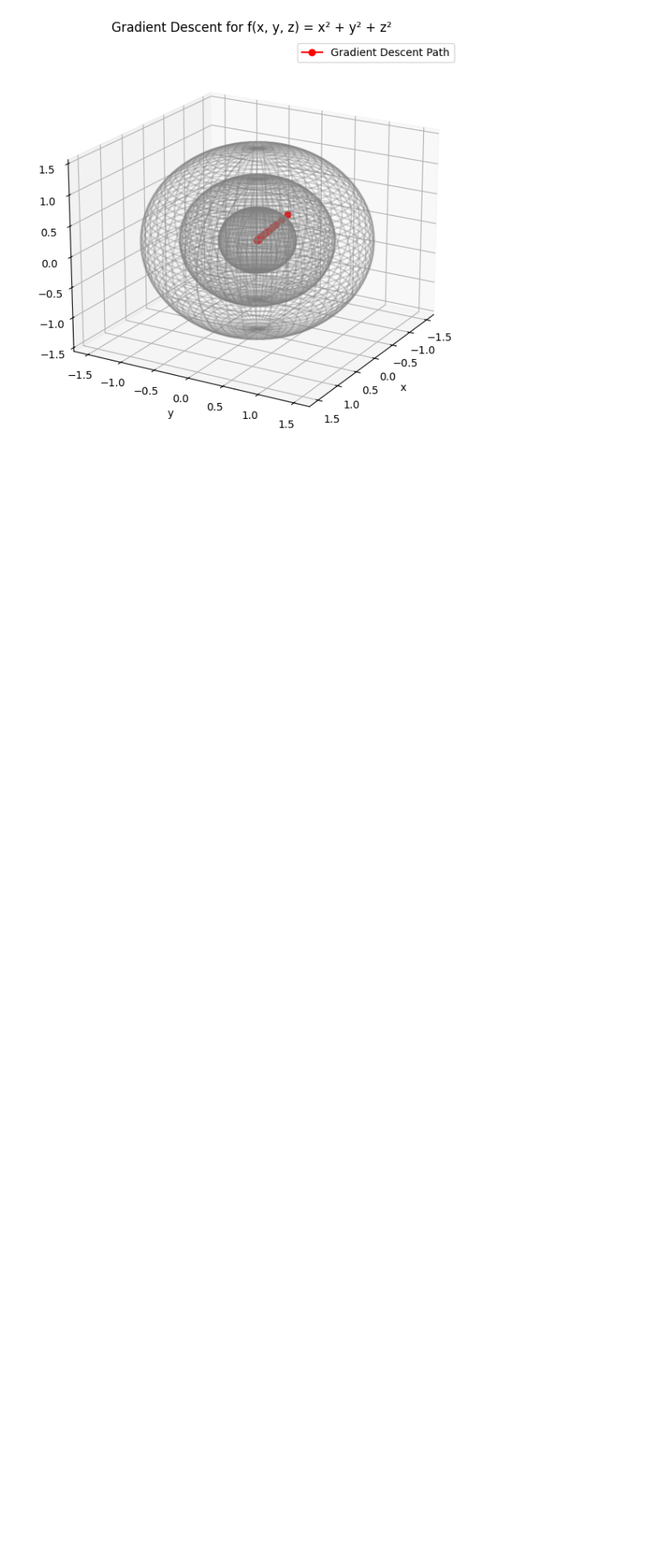
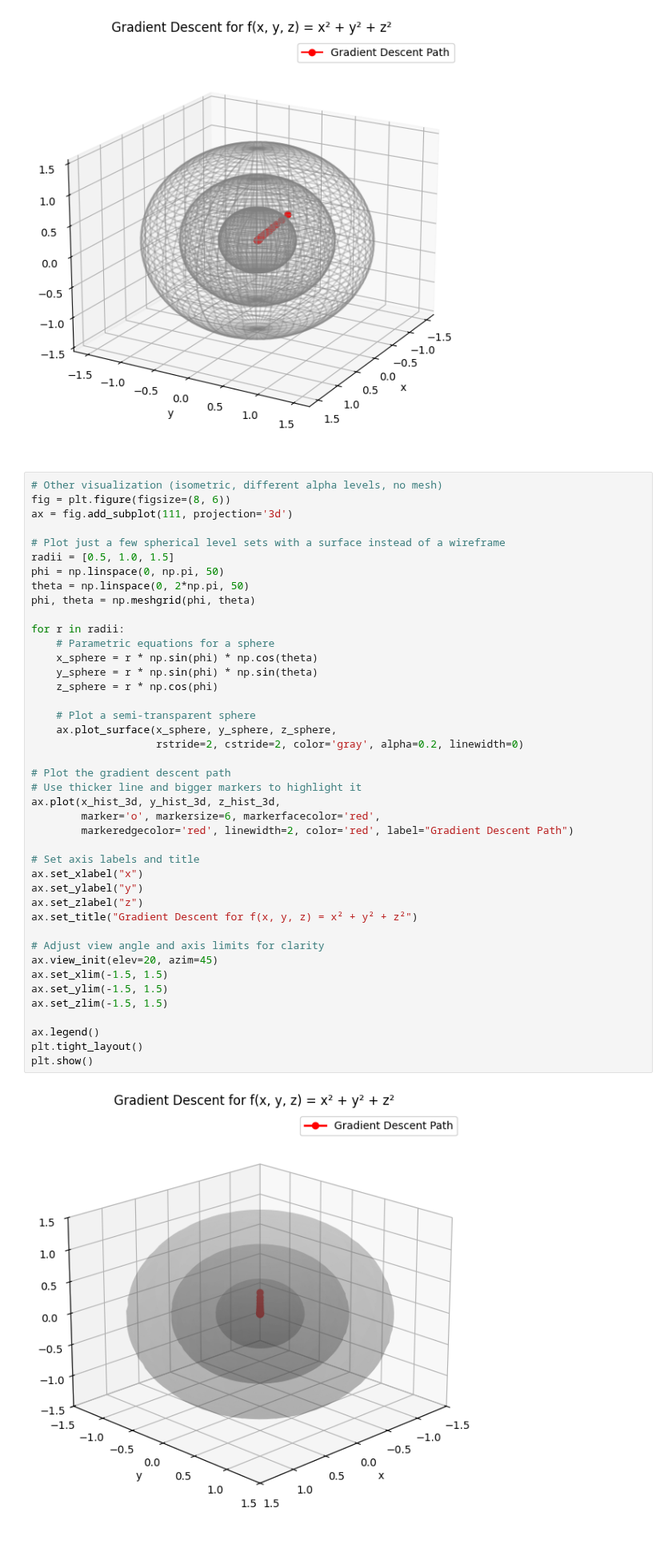
Before and after one commit to HackXIt/MAI-NUM-course, a Jupyter notebook: b-exercise5/b_exercise5.ipynb, the cells around one changed output. Shown at 80% size. Drawn from its saved outputs; the diff is of its cells as text; blank space fills up the shorter version.

```diff
--- a/b-exercise5/b_exercise5.ipynb
+++ b/b-exercise5/b_exercise5.ipynb
@@ -167,3 +167,47 @@ plt.tight_layout()
 plt.show()
 # %% [output]
 [figure]
+# %%
+# Other visualization (isometric, different alpha levels, no mesh)
+fig = plt.figure(figsize=(8, 6))
+ax = fig.add_subplot(111, projection='3d')
+
+# Plot just a few spherical level sets with a surface instead of a wireframe
+radii = [0.5, 1.0, 1.5]
+phi = np.linspace(0, np.pi, 50)
+theta = np.linspace(0, 2*np.pi, 50)
+phi, theta = np.meshgrid(phi, theta)
+
+for r in radii:
+    # Parametric equations for a sphere
+    x_sphere = r * np.sin(phi) * np.cos(theta)
+    y_sphere = r * np.sin(phi) * np.sin(theta)
+    z_sphere = r * np.cos(phi)
+
+    # Plot a semi-transparent sphere
+    ax.plot_surface(x_sphere, y_sphere, z_sphere,
+                    rstride=2, cstride=2, color='gray', alpha=0.2, linewidth=0)
+
+# Plot the gradient descent path
+# Use thicker line and bigger markers to highlight it
+ax.plot(x_hist_3d, y_hist_3d, z_hist_3d,
+        marker='o', markersize=6, markerfacecolor='red',
+        markeredgecolor='red', linewidth=2, color='red', label="Gradient Descent Path")
+
+# Set axis labels and title
+ax.set_xlabel("x")
+ax.set_ylabel("y")
+ax.set_zlabel("z")
+ax.set_title("Gradient Descent for f(x, y, z) = x² + y² + z²")
+
+# Adjust view angle and axis limits for clarity
+ax.view_init(elev=20, azim=45)
+ax.set_xlim(-1.5, 1.5)
+ax.set_ylim(-1.5, 1.5)
+ax.set_zlim(-1.5, 1.5)
+
+ax.legend()
+plt.tight_layout()
+plt.show()
+# %% [output]
+[figure, added]
```
Also changed, not shown: parts of 5 cells of this notebook, 4 other files.
